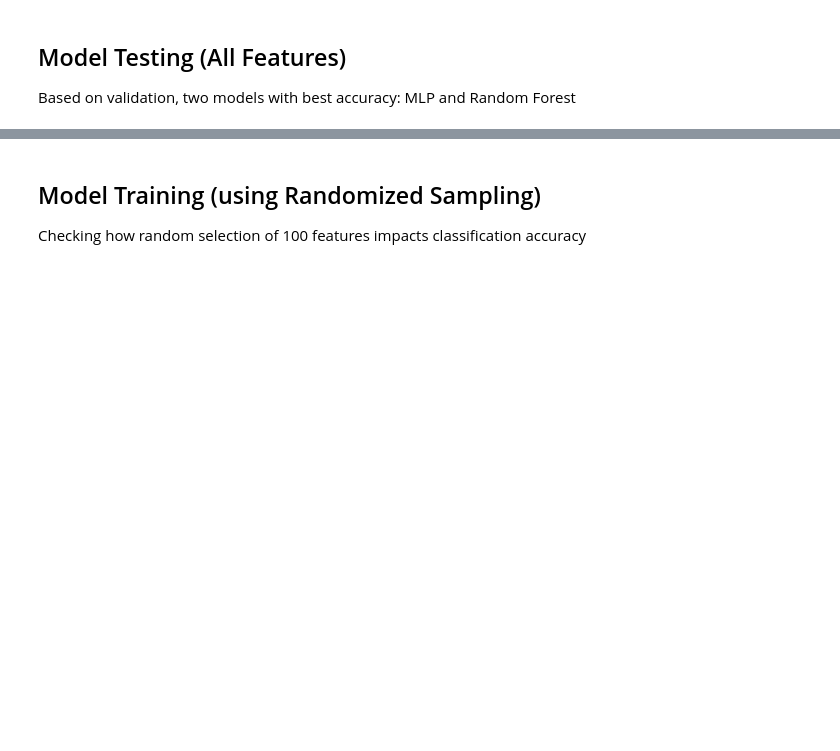
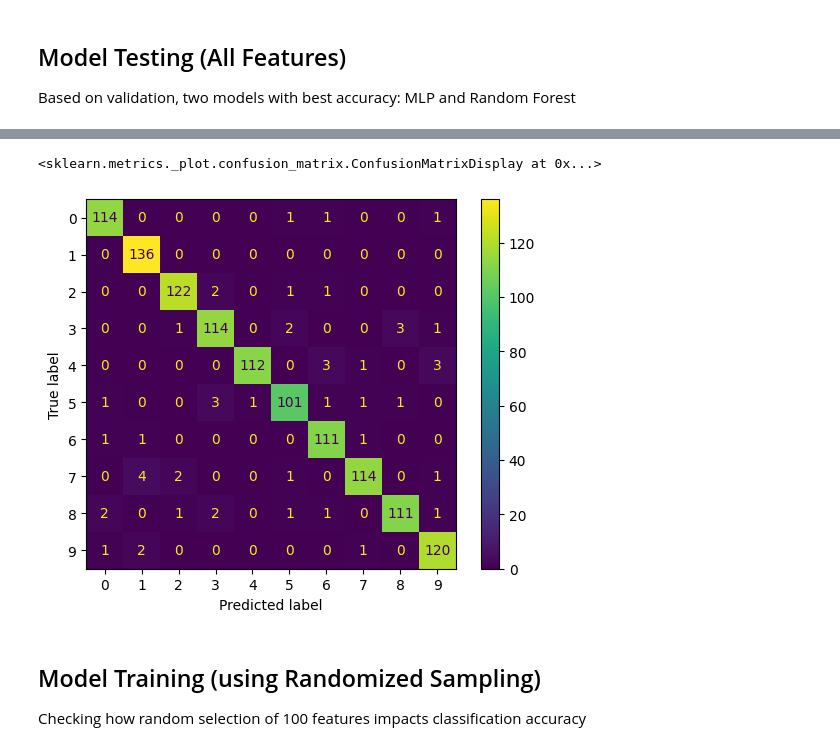
Before and after one commit to ThomasPrins1/MachineLearning_EE, a Jupyter notebook: Project_CE_IMG/project_notebook_with_gpu_accel.ipynb, the cells around one changed output, grey strips where cells are left out. Cells and saved outputs as stored; diff of their text form; code cells hidden in the pictures; blank space fills up the shorter version.

```diff
--- a/Project_CE_IMG/project_notebook_with_gpu_accel.ipynb
+++ b/Project_CE_IMG/project_notebook_with_gpu_accel.ipynb
@@ -394,3 +395,4 @@ ConfusionMatrixDisplay(cm_mlp, display_labels=range(10)).plot()
 Based on validation, two models with best accuracy: MLP and Random Forest
 # %%
 y_pred_rf_test, accuracy_rf_test, cm_rf_test = test_model(randomForest, X_test, y_test)
+y_pred_mlp_test, accuracy_mlp_test, cm_mlp_test = test_model(mlp, X_test, y_test)
@@ -397,3 +446,8 @@ y_pred_rf_test, accuracy_rf_test, cm_rf_test = test_model(randomForest, X_test,
+# %%
+ConfusionMatrixDisplay(cm_mlp_test, display_labels=range(10)).plot()
+# %% [output]
+<sklearn.metrics._plot.confusion_matrix.ConfusionMatrixDisplay at 0x...>
+[figure, added]
 # %% [markdown]
 ## Model Training (using Randomized Sampling)
 Checking how random selection of 100 features impacts classification accuracy
```
Also changed, not shown: parts of 27 cells of this notebook.
